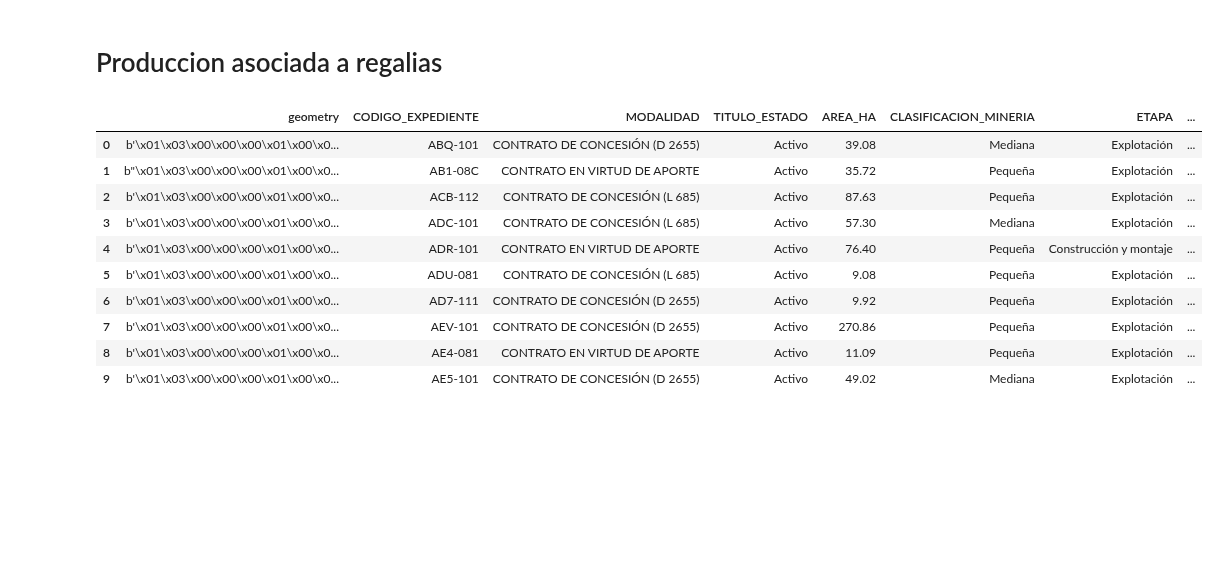
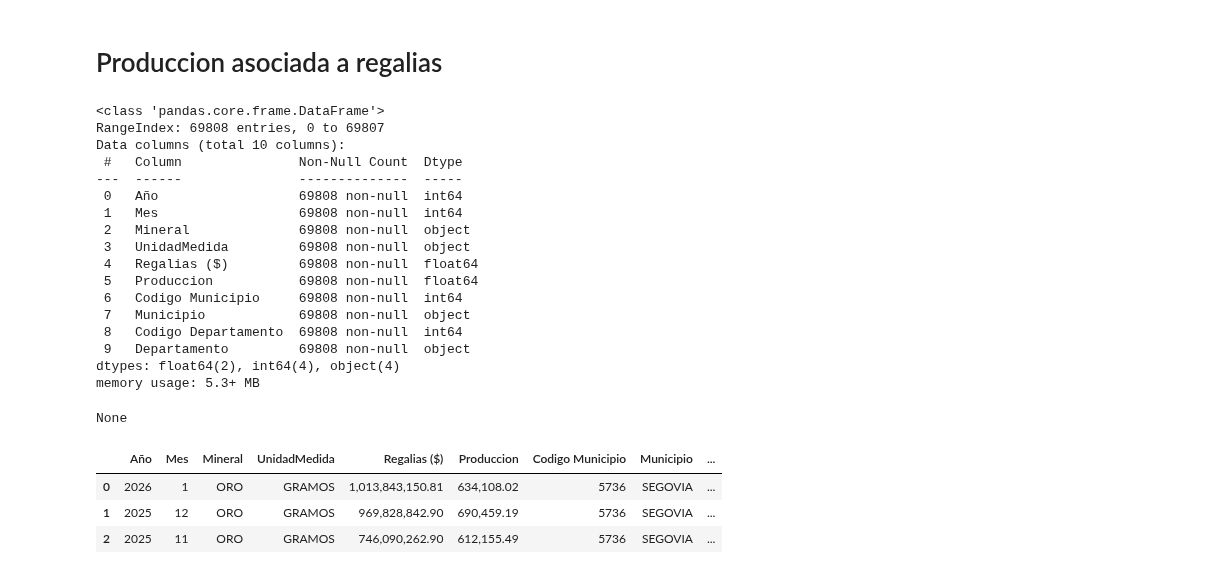
Before and after one commit to JC-AlfonsoR/PEG-mining-agriculture, a Jupyter notebook: engines/e2011_armonizar_taxonomias_minerales.ipynb, the cells around one changed output. Drawn from its saved outputs; the diff is of its cells as text; code cells hidden in the pictures; blank space fills up the shorter version.

```diff
--- a/engines/e2011_armonizar taxonomias_minerales.ipynb
+++ b/engines/e2011_armonizar_taxonomias_minerales.ipynb
@@ -197,15 +197,32 @@ display(categorias_titulosMineros)
 # Produccion asociada a regalias
 # %%
 # cargar datos
+produccionRegalias = pd.read_excel(DATA/'raw/abc_UPME_produccionRegalias/PyRMC.xlsm',
+                                   skiprows=1)
+
+# explorar datos
+display(produccionRegalias.info())
+display(produccionRegalias.head(3))
 # %% [output]
+<class 'pandas.core.frame.DataFrame'>
+RangeIndex: 69808 entries, 0 to 69807
+Data columns (total 10 columns):
+ #   Column               Non-Null Count  Dtype
+---  ------               --------------  -----
+ 0   Año                  69808 non-null  int64
+ 1   Mes                  69808 non-null  int64
+ 2   Mineral              69808 non-null  object
+ 3   UnidadMedida         69808 non-null  object
+ 4   Regalias ($)         69808 non-null  float64
+ 5   Produccion           69808 non-null  float64
+ 6   Codigo Municipio     69808 non-null  int64
+ 7   Municipio            69808 non-null  object
+ 8   Codigo Departamento  69808 non-null  int64
+ 9   Departamento         69808 non-null  object
+dtypes: float64(2), int64(4), object(4)
+memory usage: 5.3+ MB
+None
-|  | geometry | CODIGO_EXPEDIENTE | MODALIDAD | TITULO_ESTADO | AREA_HA | CLASIFICACION_MINERIA | ETAPA | ... |
-| 0 | b'\x01\x03\x00\x00\x00\x01\x00\x0... | ABQ-101 | CONTRATO DE CONCESIÓN (D 2655) | Activo | 39.08 | Mediana | Explotación | ... |
-| 1 | b"\x01\x03\x00\x00\x00\x01\x00\x0... | AB1-08C | CONTRATO EN VIRTUD DE APORTE | Activo | 35.72 | Pequeña | Explotación | ... |
-| 2 | b'\x01\x03\x00\x00\x00\x01\x00\x0... | ACB-112 | CONTRATO DE CONCESIÓN (L 685) | Activo | 87.63 | Pequeña | Explotación | ... |
-| 3 | b'\x01\x03\x00\x00\x00\x01\x00\x0... | ADC-101 | CONTRATO DE CONCESIÓN (L 685) | Activo | 57.30 | Mediana | Explotación | ... |
-| 4 | b'\x01\x03\x00\x00\x00\x01\x00\x0... | ADR-101 | CONTRATO EN VIRTUD DE APORTE | Activo | 76.40 | Pequeña | Construcción y montaje | ... |
-| 5 | b'\x01\x03\x00\x00\x00\x01\x00\x0... | ADU-081 | CONTRATO DE CONCESIÓN (L 685) | Activo | 9.08 | Pequeña | Explotación | ... |
-| 6 | b'\x01\x03\x00\x00\x00\x01\x00\x0... | AD7-111 | CONTRATO DE CONCESIÓN (D 2655) | Activo | 9.92 | Pequeña | Explotación | ... |
-| 7 | b'\x01\x03\x00\x00\x00\x01\x00\x0... | AEV-101 | CONTRATO DE CONCESIÓN (D 2655) | Activo | 270.86 | Pequeña | Explotación | ... |
-| 8 | b'\x01\x03\x00\x00\x00\x01\x00\x0... | AE4-081 | CONTRATO EN VIRTUD DE APORTE | Activo | 11.09 | Pequeña | Explotación | ... |
-| 9 | b'\x01\x03\x00\x00\x00\x01\x00\x0... | AE5-101 | CONTRATO DE CONCESIÓN (D 2655) | Activo | 49.02 | Mediana | Explotación | ... |
+|  | Año | Mes | Mineral | UnidadMedida | Regalias ($) | Produccion | Codigo Municipio | Municipio | ... |
+| 0 | 2026 | 1 | ORO | GRAMOS | 1,013,843,150.81 | 634,108.02 | 5736 | SEGOVIA | ... |
+| 1 | 2025 | 12 | ORO | GRAMOS | 969,828,842.90 | 690,459.19 | 5736 | SEGOVIA | ... |
+| 2 | 2025 | 11 | ORO | GRAMOS | 746,090,262.90 | 612,155.49 | 5736 | SEGOVIA | ... |
```
Also changed, not shown: parts of 9 cells of this notebook, 1 other file.
